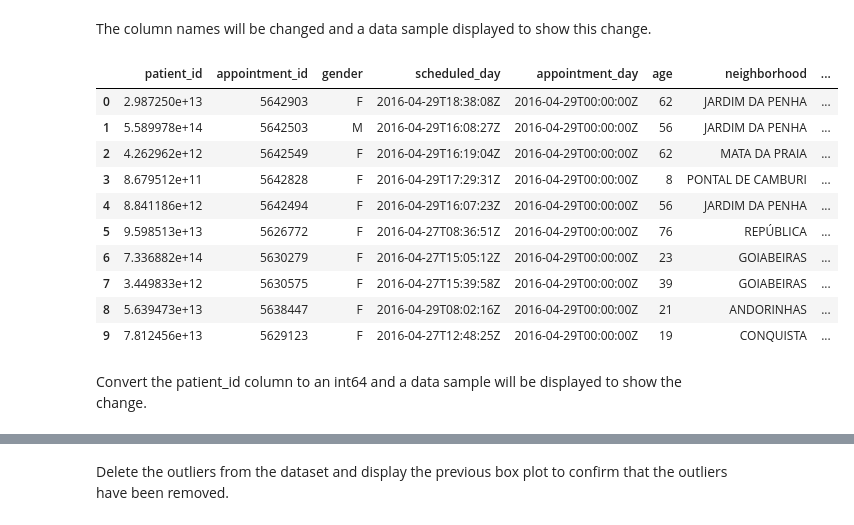
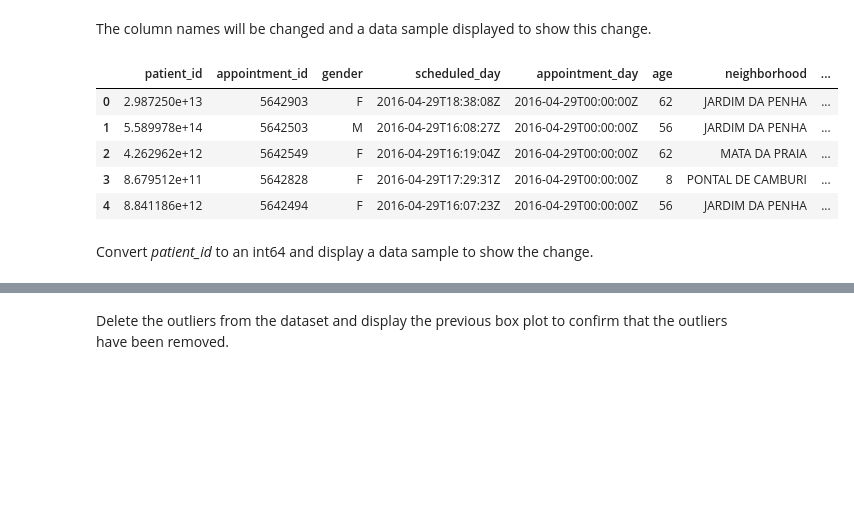
Before and after one commit to misterpsmith/wgu-c749, a Jupyter notebook: investigate-a-dataset/investigate-a-dataset.ipynb, the cells around one changed output, grey strips where cells are left out. Saved outputs shown, nothing was run; the diff lists cells and outputs as text; code cells hidden in the pictures; blank space fills up the shorter version.

```diff
--- a/investigate-a-dataset/investigate-a-dataset.ipynb
+++ b/investigate-a-dataset/investigate-a-dataset.ipynb
@@ -202,36 +199,31 @@ The column names will be changed and a data sample displayed to show this change
 # %%
 # Change the column names.
 appointments_df.columns = ['patient_id',
                           'appointment_id',
                           'gender',
                           'scheduled_day',
                           'appointment_day',
                           'age',
                           'neighborhood',
                           'scholarship',
                           'hypertension',
                           'diabetes',
                           'alcoholism',
                           'handicap',
                           'sms_received',
                           'no_show']
 
 # Display a sample of the dataset to show the new column names.
-appointments_df.head(10)
+appointments_df.head()
 # %% [output]
 |  | patient_id | appointment_id | gender | scheduled_day | appointment_day | age | neighborhood | ... |
 | 0 | 2.987250e+13 | 5642903 | F | 2016-04-29T18:38:08Z | 2016-04-29T00:00:00Z | 62 | JARDIM DA PENHA | ... |
 | 1 | 5.589978e+14 | 5642503 | M | 2016-04-29T16:08:27Z | 2016-04-29T00:00:00Z | 56 | JARDIM DA PENHA | ... |
 | 2 | 4.262962e+12 | 5642549 | F | 2016-04-29T16:19:04Z | 2016-04-29T00:00:00Z | 62 | MATA DA PRAIA | ... |
 | 3 | 8.679512e+11 | 5642828 | F | 2016-04-29T17:29:31Z | 2016-04-29T00:00:00Z | 8 | PONTAL DE CAMBURI | ... |
 | 4 | 8.841186e+12 | 5642494 | F | 2016-04-29T16:07:23Z | 2016-04-29T00:00:00Z | 56 | JARDIM DA PENHA | ... |
-| 5 | 9.598513e+13 | 5626772 | F | 2016-04-27T08:36:51Z | 2016-04-29T00:00:00Z | 76 | REPÚBLICA | ... |
-| 6 | 7.336882e+14 | 5630279 | F | 2016-04-27T15:05:12Z | 2016-04-29T00:00:00Z | 23 | GOIABEIRAS | ... |
-| 7 | 3.449833e+12 | 5630575 | F | 2016-04-27T15:39:58Z | 2016-04-29T00:00:00Z | 39 | GOIABEIRAS | ... |
-| 8 | 5.639473e+13 | 5638447 | F | 2016-04-29T08:02:16Z | 2016-04-29T00:00:00Z | 21 | ANDORINHAS | ... |
-| 9 | 7.812456e+13 | 5629123 | F | 2016-04-27T12:48:25Z | 2016-04-29T00:00:00Z | 19 | CONQUISTA | ... |
 # %% [markdown]
-Convert the patient_id column to an int64 and a data sample will be displayed to show the change.
+Convert *patient_id* to an int64 and display a data sample to show the change.
 # %%
 # Convert the patient_id to int64.
 appointments_df.patient_id = appointments_df.patient_id.apply('int64')
```
Also changed, not shown: parts of 73 cells of this notebook, 1 other file.
